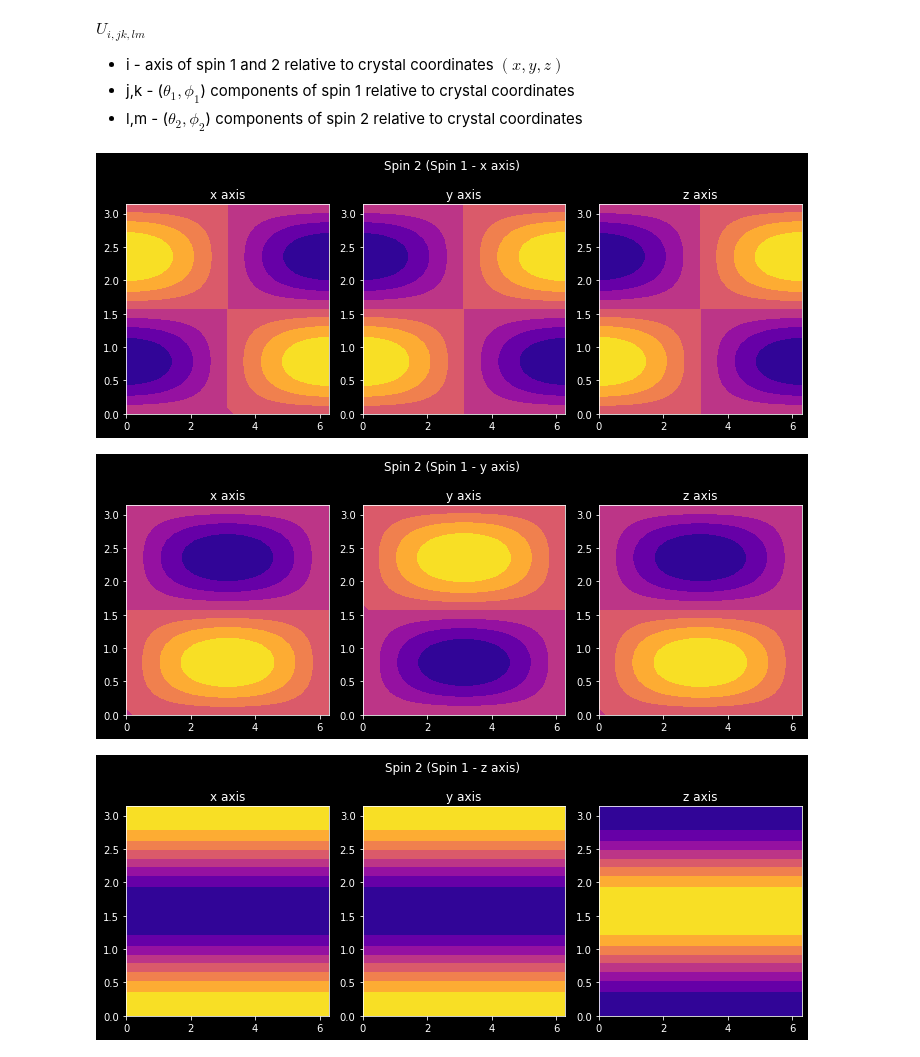
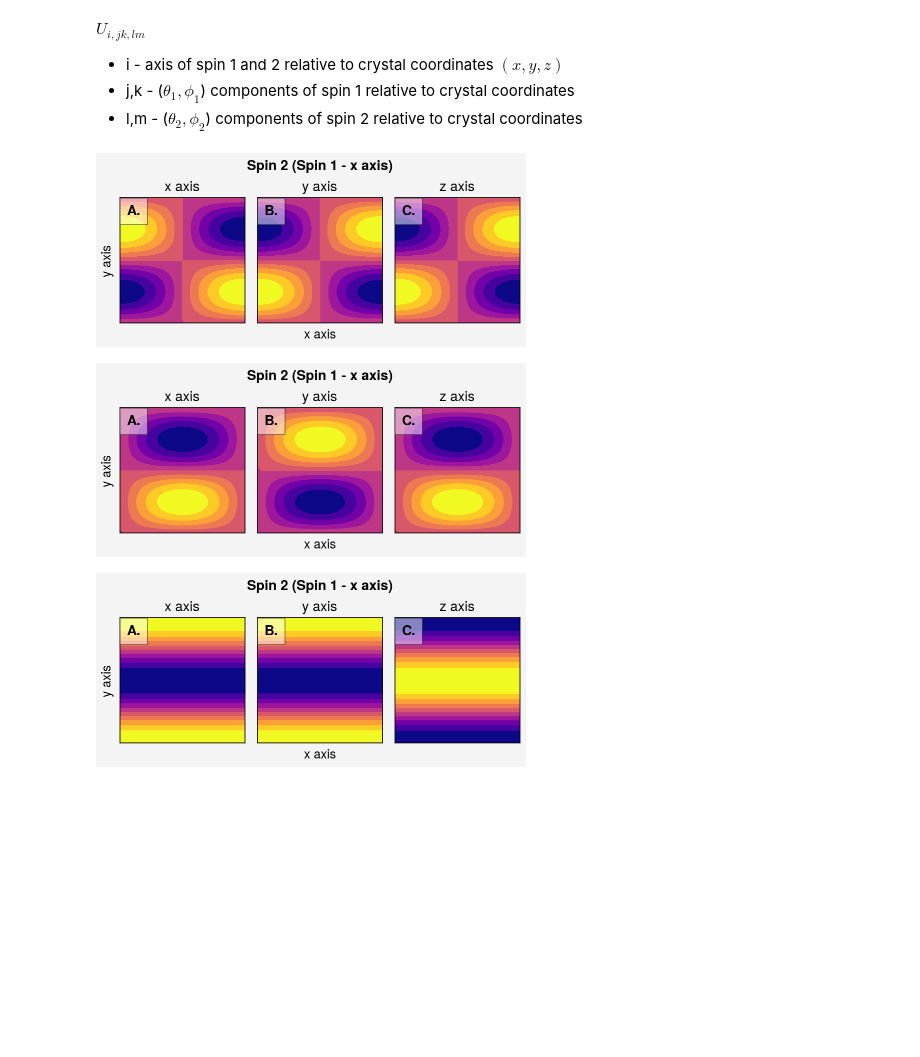
Before and after one commit to santoshkumarradha/spin-model-perovskite, a Jupyter notebook: notebooks/spinmodel.ipynb, the cells around one changed output. Cells and saved outputs as stored; diff of their text form; code cells hidden in the pictures; blank space fills up the shorter version.

```diff
--- a/notebooks/spinmodel.ipynb
+++ b/notebooks/spinmodel.ipynb
@@ -39,23 +40,29 @@ import matplotlib.pyplot as plt
 # %%
 
 P1={t1:sp.pi/2,p1:0} #Spin 1 pointing along x axis
 
 Ux=sp.lambdify((t2,p2),Ux_symbolic.subs(P1))
 Uy=sp.lambdify((t2,p2),Uy_symbolic.subs(P1))
 Uz=sp.lambdify((t2,p2),Uz_symbolic.subs(P1))
 
-fig,ax=plt.subplots(1,3,figsize=(10,4))
-
+fig = plt.figure(space=1, refwidth='10em')
+ax = fig.subplots(nrows=1, ncols=3)
+ax.format(
+    abc='A.', abcloc='ul',
+    xticks='null', yticks='null', facecolor='gray5',
+    xlabel='x axis', ylabel='y axis',
+    suptitle='A-b-c label offsetting, borders, and boxes',
+    abcbbox=True,
+)
 ax[0].contourf(*points,np.array([Ux(i,j) for i,j in zip(*points)]).reshape(nk,nk).T,cmap="plasma")
 ax[1].contourf(*points,np.array([Uy(i,j) for i,j in zip(*points)]).reshape(nk,nk).T,cmap="plasma")
 ax[2].contourf(*points,np.array([Uz(i,j) for i,j in zip(*points)]).reshape(nk,nk).T,cmap="plasma")
 
 fig.suptitle("Spin 2 (Spin 1 - x axis)")
 
 for j,i in enumerate(ax):i.set_title("{axis} axis".format(axis=["x","y","z"][j]))
-plt.tight_layout()
 # %% [output]
-[figure, old version]
+[figure, new version]
 # %%
 
 P1={t1:sp.pi/2,p1:sp.pi/2} #Spin 1 pointing along y axis
@@ -64,18 +71,24 @@ Ux=sp.lambdify((t2,p2),Ux_symbolic.subs(P1))
 Uy=sp.lambdify((t2,p2),Uy_symbolic.subs(P1))
 Uz=sp.lambdify((t2,p2),Uz_symbolic.subs(P1))
 
-fig,ax=plt.subplots(1,3,figsize=(10,4))
-
+fig = plt.figure(space=1, refwidth='10em')
+ax = fig.subplots(nrows=1, ncols=3)
+ax.format(
+    abc='A.', abcloc='ul',
+    xticks='null', yticks='null', facecolor='gray5',
+    xlabel='x axis', ylabel='y axis',
+    suptitle='A-b-c label offsetting, borders, and boxes',
+    abcbbox=True,
+)
 ax[0].contourf(*points,np.array([Ux(i,j) for i,j in zip(*points)]).reshape(nk,nk).T,cmap="plasma")
 ax[1].contourf(*points,np.array([Uy(i,j) for i,j in zip(*points)]).reshape(nk,nk).T,cmap="plasma")
 ax[2].contourf(*points,np.array([Uz(i,j) for i,j in zip(*points)]).reshape(nk,nk).T,cmap="plasma")
 
-fig.suptitle("Spin 2 (Spin 1 - y axis)")
+fig.suptitle("Spin 2 (Spin 1 - x axis)")
 
 for j,i in enumerate(ax):i.set_title("{axis} axis".format(axis=["x","y","z"][j]))
-plt.tight_layout()
 # %% [output]
-[figure, old version]
+[figure, new version]
 # %%
 
 P1={t1:0,p1:0} #Spin 1 pointing along z axis
@@ -84,17 +97,23 @@ Ux=sp.lambdify((t2,p2),Ux_symbolic.subs(P1))
 Uy=sp.lambdify((t2,p2),Uy_symbolic.subs(P1))
 Uz=sp.lambdify((t2,p2),Uz_symbolic.subs(P1))
 
-fig,ax=plt.subplots(1,3,figsize=(10,4))
-
+fig = plt.figure(space=1, refwidth='10em')
+ax = fig.subplots(nrows=1, ncols=3)
+ax.format(
+    abc='A.', abcloc='ul',
+    xticks='null', yticks='null', facecolor='gray5',
+    xlabel='x axis', ylabel='y axis',
+    suptitle='A-b-c label offsetting, borders, and boxes',
+    abcbbox=True,
+)
 ax[0].contourf(*points,np.array([Ux(i,j) for i,j in zip(*points)]).reshape(nk,nk).T,cmap="plasma")
 ax[1].contourf(*points,np.array([Uy(i,j) for i,j in zip(*points)]).reshape(nk,nk).T,cmap="plasma")
 ax[2].contourf(*points,np.array([Uz(i,j) for i,j in zip(*points)]).reshape(nk,nk).T,cmap="plasma")
 
-fig.suptitle("Spin 2 (Spin 1 - z axis)")
+fig.suptitle("Spin 2 (Spin 1 - x axis)")
 
 for j,i in enumerate(ax):i.set_title("{axis} axis".format(axis=["x","y","z"][j]))
-plt.tight_layout()
 # %% [output]
-[figure, old version]
+[figure, new version]
 # %%
 import matplotlib
```
Also changed, not shown: parts of 2 cells of this notebook, 7 other files.
